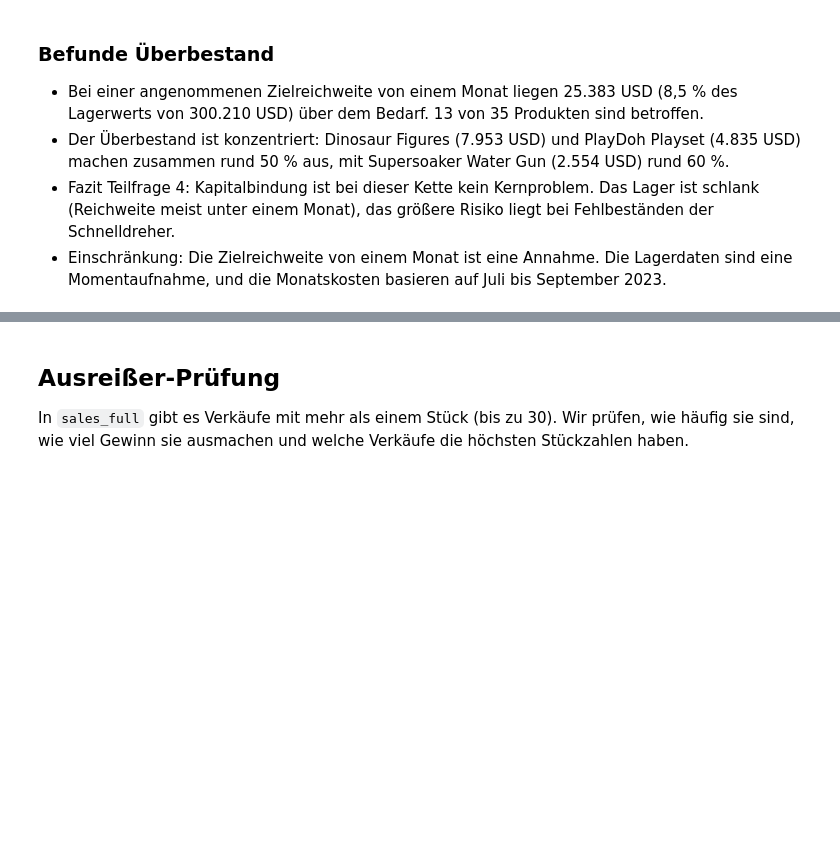
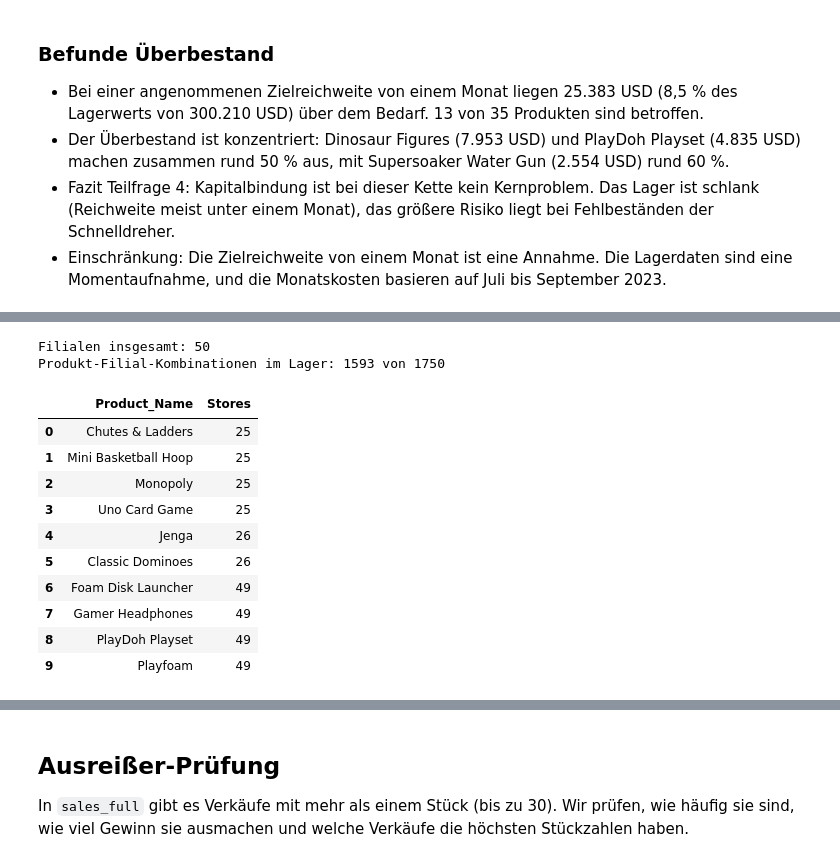
Before and after one commit to chrishorvath8595/maven_toys_profitability, a Jupyter notebook: notebooks/03_daten_analysieren.ipynb, the cells around one changed output, grey strips where cells are left out. Cells and saved outputs as stored; diff of their text form; code cells hidden in the pictures; blank space fills up the shorter version.

Commit message:
Filialabdeckung und Ausverkauf im Lager, Befunde angepasst

```diff
--- a/notebooks/03_daten_analysieren.ipynb
+++ b/notebooks/03_daten_analysieren.ipynb
@@ -624,0 +628,25 @@ Kapital über Zielreichweite: 25383.0
+# %%
+stores_per_product = (
+    inventory_full.groupby("Product_Name")["Store_ID"]
+    .nunique()
+    .sort_values()
+    .reset_index(name="Stores")
+)
+
+print("Filialen insgesamt:", inventory_full["Store_ID"].nunique())
+print("Produkt-Filial-Kombinationen im Lager:", len(inventory_full), "von", 50 * 35)
+stores_per_product.head(10)
+# %% [output]
+Filialen insgesamt: 50
+Produkt-Filial-Kombinationen im Lager: 1593 von 1750
+|  | Product_Name | Stores |
+| 0 | Chutes & Ladders | 25 |
+| 1 | Mini Basketball Hoop | 25 |
+| 2 | Monopoly | 25 |
+| 3 | Uno Card Game | 25 |
+| 4 | Jenga | 26 |
+| 5 | Classic Dominoes | 26 |
+| 6 | Foam Disk Launcher | 49 |
+| 7 | Gamer Headphones | 49 |
+| 8 | PlayDoh Playset | 49 |
+| 9 | Playfoam | 49 |
```
Also changed, not shown: parts of 9 cells of this notebook, 1 other file.
